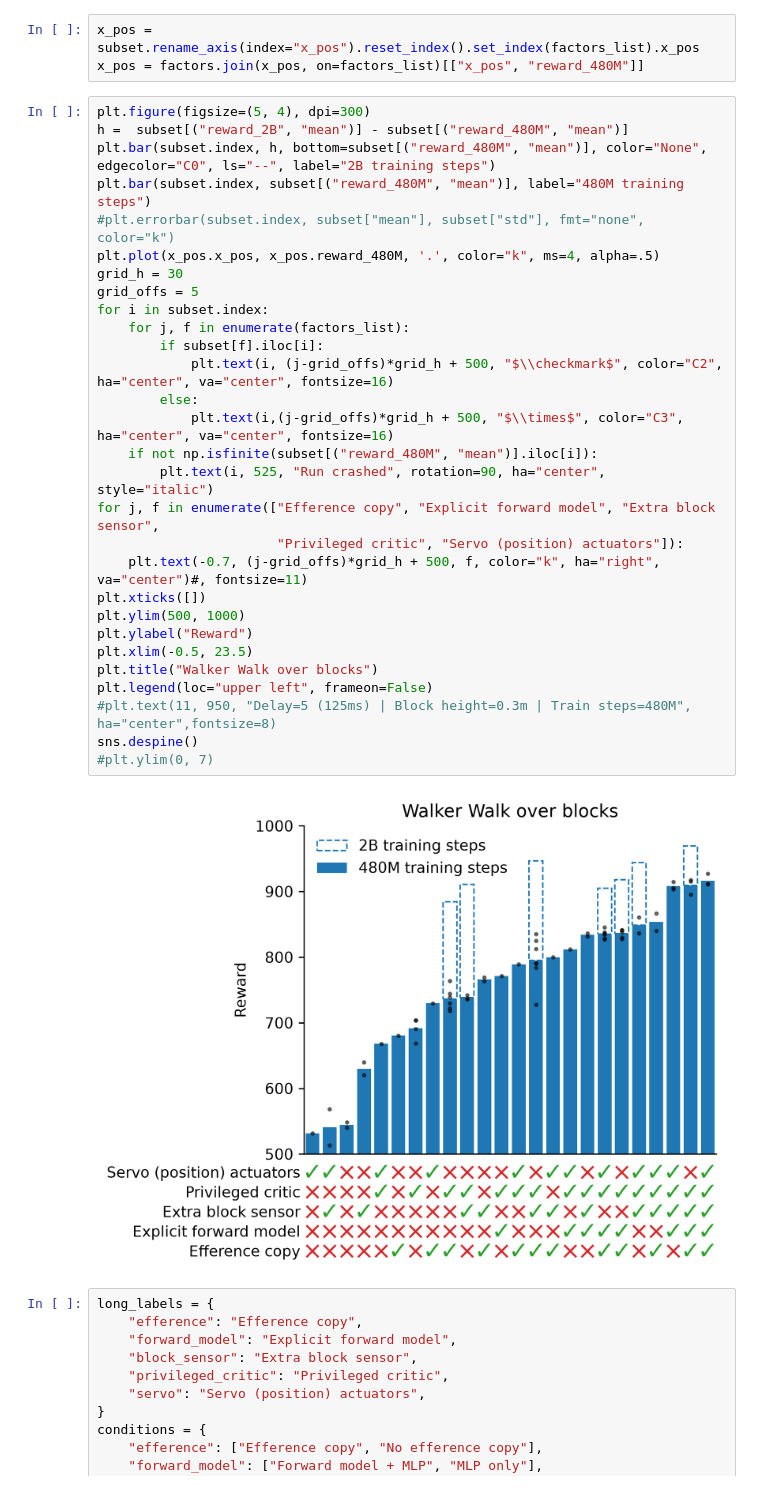
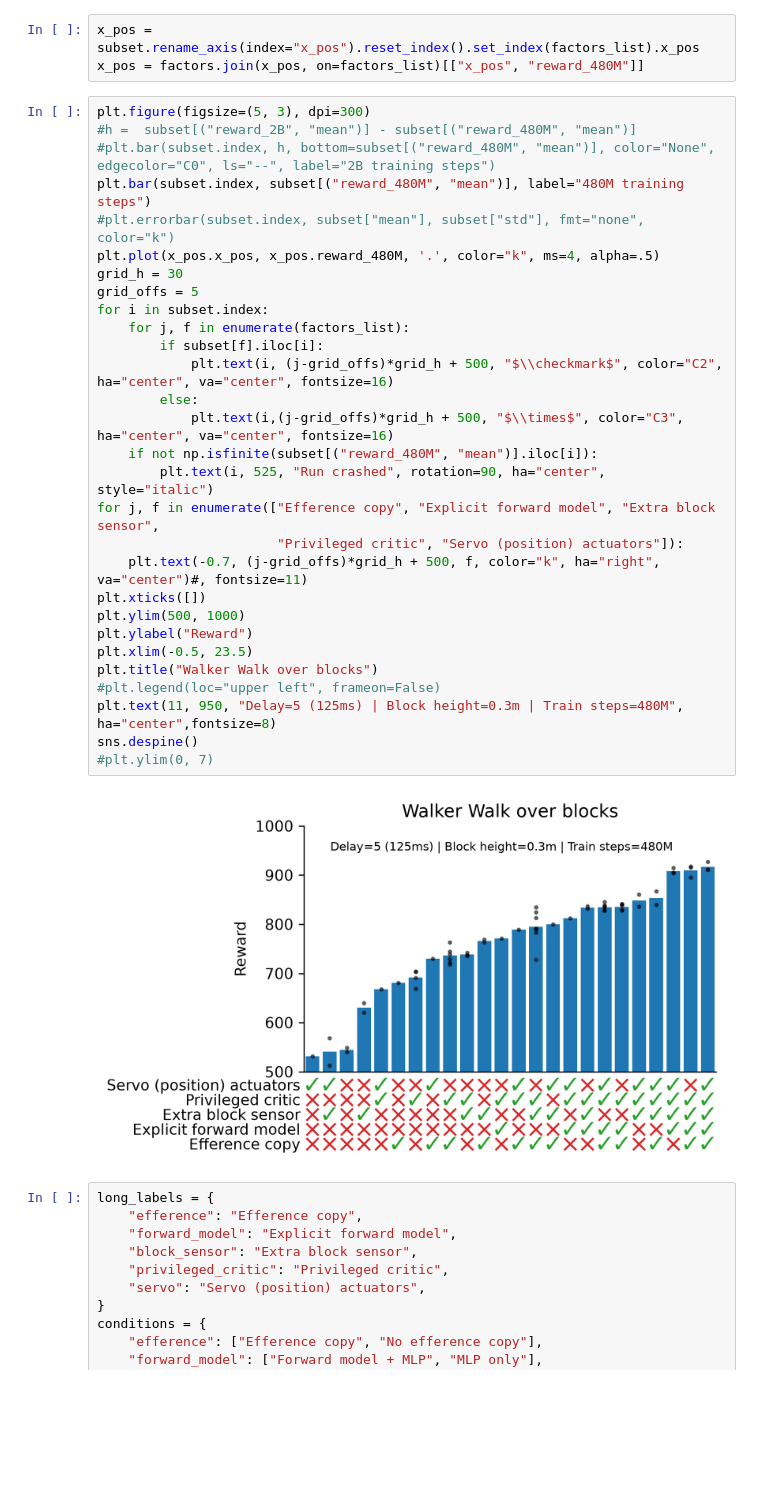
Before and after one commit to emiwar/vnl-experiments, a Jupyter notebook: analysis/dm_control_suite/walker-terrain-factors/manual_plots.ipynb, the cells around one changed output. Drawn from its saved outputs; the diff is of its cells as text; blank space fills up the shorter version.

```diff
--- a/analysis/dm_control_suite/walker-terrain-factors/manual_plots.ipynb
+++ b/analysis/dm_control_suite/walker-terrain-factors/manual_plots.ipynb
@@ -15,36 +15,36 @@ subset = subset.groupby(factors_list)[["reward_480M", "reward_2B"]].agg(["mean",
 x_pos = subset.rename_axis(index="x_pos").reset_index().set_index(factors_list).x_pos
 x_pos = factors.join(x_pos, on=factors_list)[["x_pos", "reward_480M"]]
 # %%
-plt.figure(figsize=(5, 4), dpi=300)
-h =  subset[("reward_2B", "mean")] - subset[("reward_480M", "mean")]
-plt.bar(subset.index, h, bottom=subset[("reward_480M", "mean")], color="None", edgecolor="C0", ls="--", label="2B training steps")
+plt.figure(figsize=(5, 3), dpi=300)
+#h =  subset[("reward_2B", "mean")] - subset[("reward_480M", "mean")]
+#plt.bar(subset.index, h, bottom=subset[("reward_480M", "mean")], color="None", edgecolor="C0", ls="--", label="2B training steps")
 plt.bar(subset.index, subset[("reward_480M", "mean")], label="480M training steps")
 #plt.errorbar(subset.index, subset["mean"], subset["std"], fmt="none", color="k")
 plt.plot(x_pos.x_pos, x_pos.reward_480M, '.', color="k", ms=4, alpha=.5)
 grid_h = 30
 grid_offs = 5
 for i in subset.index:
     for j, f in enumerate(factors_list):
         if subset[f].iloc[i]:
             plt.text(i, (j-grid_offs)*grid_h + 500, "$\\checkmark$", color="C2", ha="center", va="center", fontsize=16)
         else:
             plt.text(i,(j-grid_offs)*grid_h + 500, "$\\times$", color="C3", ha="center", va="center", fontsize=16)
     if not np.isfinite(subset[("reward_480M", "mean")].iloc[i]):
         plt.text(i, 525, "Run crashed", rotation=90, ha="center", style="italic")
 for j, f in enumerate(["Efference copy", "Explicit forward model", "Extra block sensor",
                        "Privileged critic", "Servo (position) actuators"]):
     plt.text(-0.7, (j-grid_offs)*grid_h + 500, f, color="k", ha="right", va="center")#, fontsize=11)
 plt.xticks([])
 plt.ylim(500, 1000)
 plt.ylabel("Reward")
 plt.xlim(-0.5, 23.5)
 plt.title("Walker Walk over blocks")
-plt.legend(loc="upper left", frameon=False)
-#plt.text(11, 950, "Delay=5 (125ms) | Block height=0.3m | Train steps=480M", ha="center",fontsize=8)
+#plt.legend(loc="upper left", frameon=False)
+plt.text(11, 950, "Delay=5 (125ms) | Block height=0.3m | Train steps=480M", ha="center",fontsize=8)
 sns.despine()
 #plt.ylim(0, 7)
 # %% [output]
-[figure, old version]
+[figure, new version]
 # %%
 long_labels = {
     "efference": "Efference copy",
```
Also changed, not shown: 15 other files.
